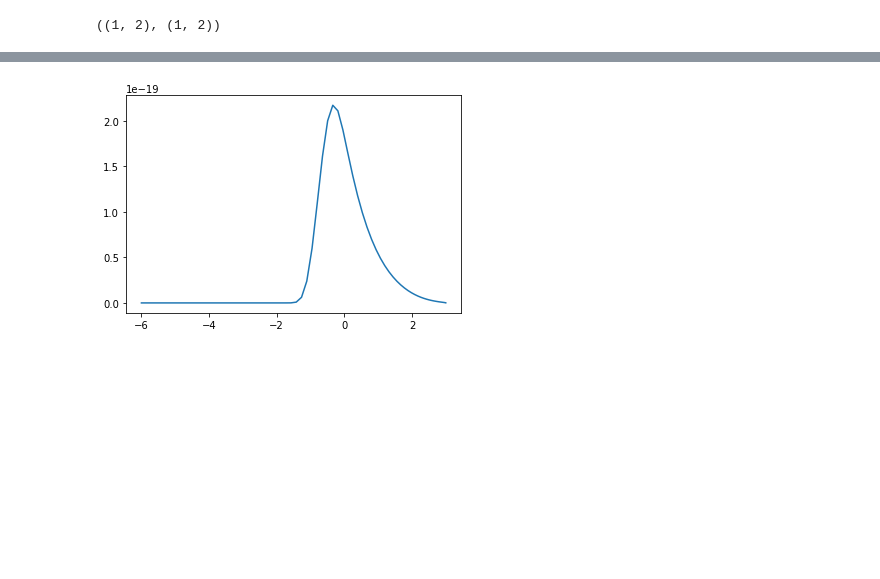
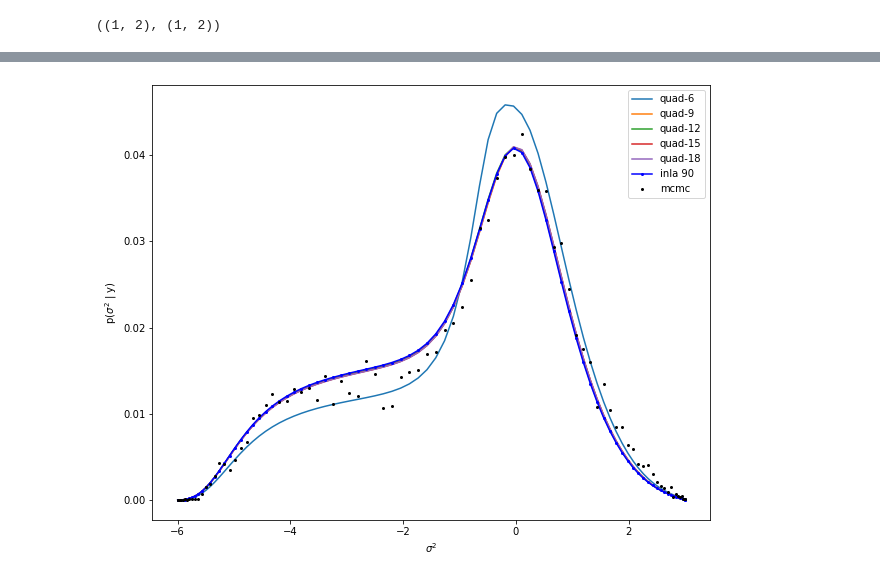
Before and after one commit to Confirm-Solutions/imprint, a Jupyter notebook: research/berry/quadrature_dev.ipynb, the cells around one changed output, grey strips where cells are left out. Cells and saved outputs as stored; diff of their text form; code cells hidden in the pictures; blank space fills up the shorter version.

Commit message:
new and better version of quadrature based on integrating the area surrounding the optimum.

```diff
--- a/research/berry/quadrature_dev.ipynb
+++ b/research/berry/quadrature_dev.ipynb
@@ -17,7 +17,7 @@ mu_sig_sq = 100.0
 mu_0 = -1.34
 logit_p1 = logit(0.3)
 n = np.full((1, 2), 35)
-y = np.array([[4, 8]])
+y = np.array([[2, 8]])
 n.shape, y.shape
 # %% [output]
 ((1, 2), (1, 2))
@@ -68,0 +77,23 @@ model = berry.Berry(sigma2_n = sigma2_n, n_arms=n_arms)
+# %%
+import mcmc
+
+results_mcmc = mcmc.mcmc_berry(
+    np.stack((y,n), axis=-1),
+    fi.logit_p1,
+    np.full(y.shape[0], fi.thresh_theta),
+    n_arms=n_arms,
+    dtype=np.float64,
+    n_samples=10000
+)
+
+sigma2_mcmc = results_mcmc["x"][0]["sigma2"][0]
+plt.title("numpyro mcmc results")
+plt.hist(np.log10(sigma2_mcmc.to_py()), bins=40)
+plt.xlabel("$\log_{10} (\sigma^2)$")
+plt.ylabel("sample count")
+plt.xlim([-7, 4])
+plt.show()
+
+mcmc_cdf = (sigma2_mcmc[None, :] < fi.sigma2_rule.pts[:, None]).sum(axis=1)
+mcmc_pdf = np.zeros(fi.sigma2_rule.pts.shape[0])
+mcmc_pdf[1:] = (mcmc_cdf[1:] - mcmc_cdf[:-1]) / sigma2_mcmc.shape[0]
@@ -172,8 +212,20 @@ for sig_idx in [5, 50, 89]:#range(0, sigma2_n, 1):
 # %%
-pr = new_pts[...,:2].reshape((-1, fi.sigma2_n, fi.n_arms))
-log_joint = fi.log_joint(y, n, pr).reshape(new_pts.shape[:-1])
-integral = (np.exp(log_joint) * new_wts).sum(axis=(1,2))
-plt.plot(np.log10(fi.sigma2_rule.pts), integral[0] * fi.sigma2_rule.wts)
+plt.figure(figsize=(10,8))
+for nq in [6, 9, 12, 15, 18]:
+    full_grid, full_wts = quadrature.build_grid(
+        fi, y, n, integrate_sigma2=False, n_theta=nq, w_theta=w_theta
+    )
+    pr = full_grid[...,:2].reshape((-1, fi.sigma2_n, fi.n_arms))
+    log_joint = fi.log_joint(y, n, pr).reshape(full_grid.shape[:-1])
+    integral = (np.exp(log_joint) * full_wts).sum(axis=(1,2))
+    denom = (integral * fi.sigma2_rule.wts).sum()
+    integral[0] /= denom
+    plt.plot(np.log10(fi.sigma2_rule.pts), integral[0] * fi.sigma2_rule.wts, label = f'quad-{nq}')
+plt.plot(np.log10(fi.sigma2_rule.pts), sigma2_post_fi[0] * fi.sigma2_rule.wts, 'b-o', markersize=2, label='inla 90')
+plt.plot(np.log10(fi.sigma2_rule.pts), mcmc_pdf, 'ko', markersize=2, label='mcmc')
+plt.legend()
+plt.xlabel('$\sigma^2$')
+plt.ylabel('p($\sigma^2$ | y)')
 plt.show()
 # %% [output]
-[figure, old version]
+[figure, new version]
```
Also changed, not shown: parts of 13 cells of this notebook, 8 other files.
